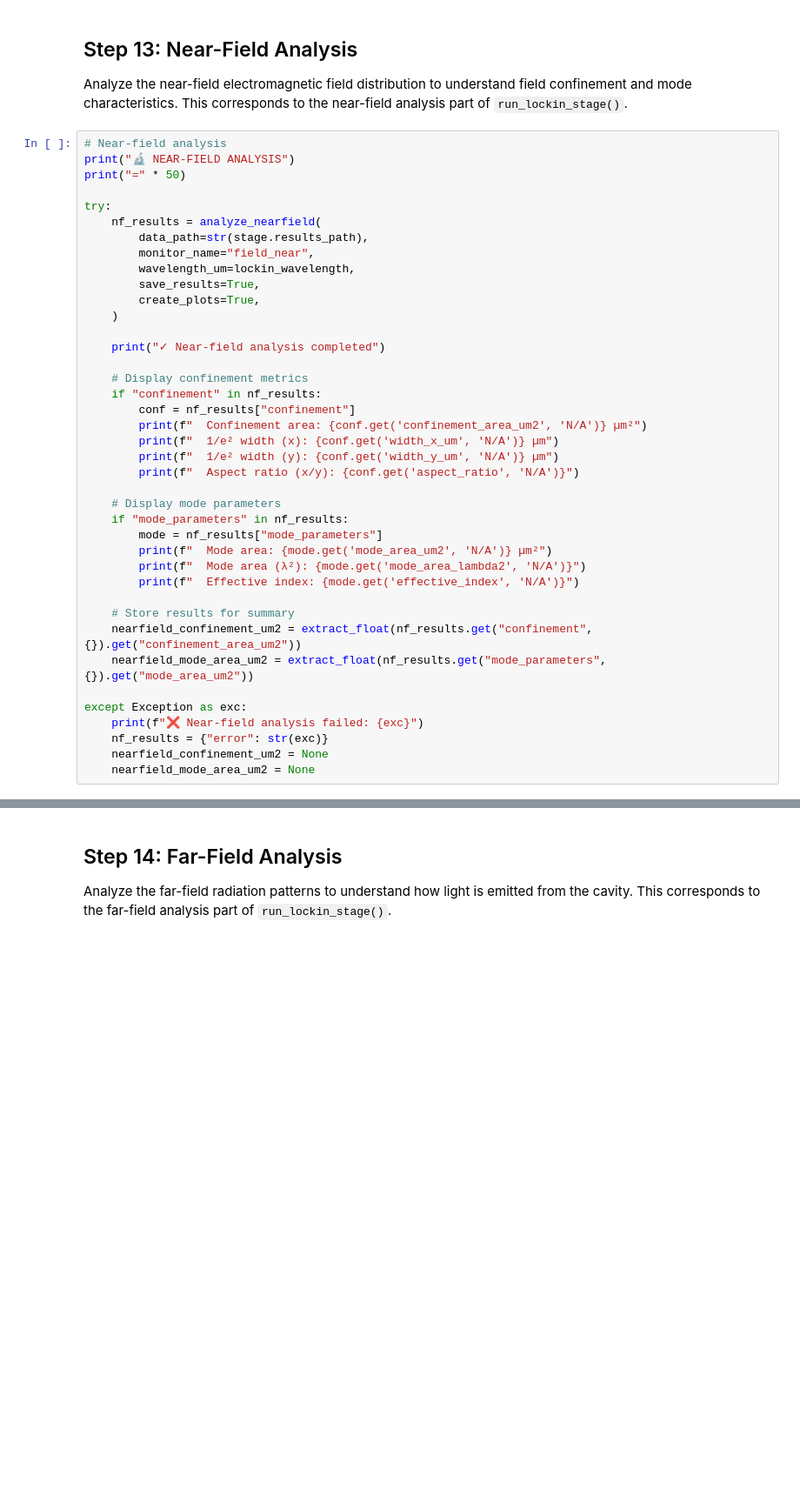
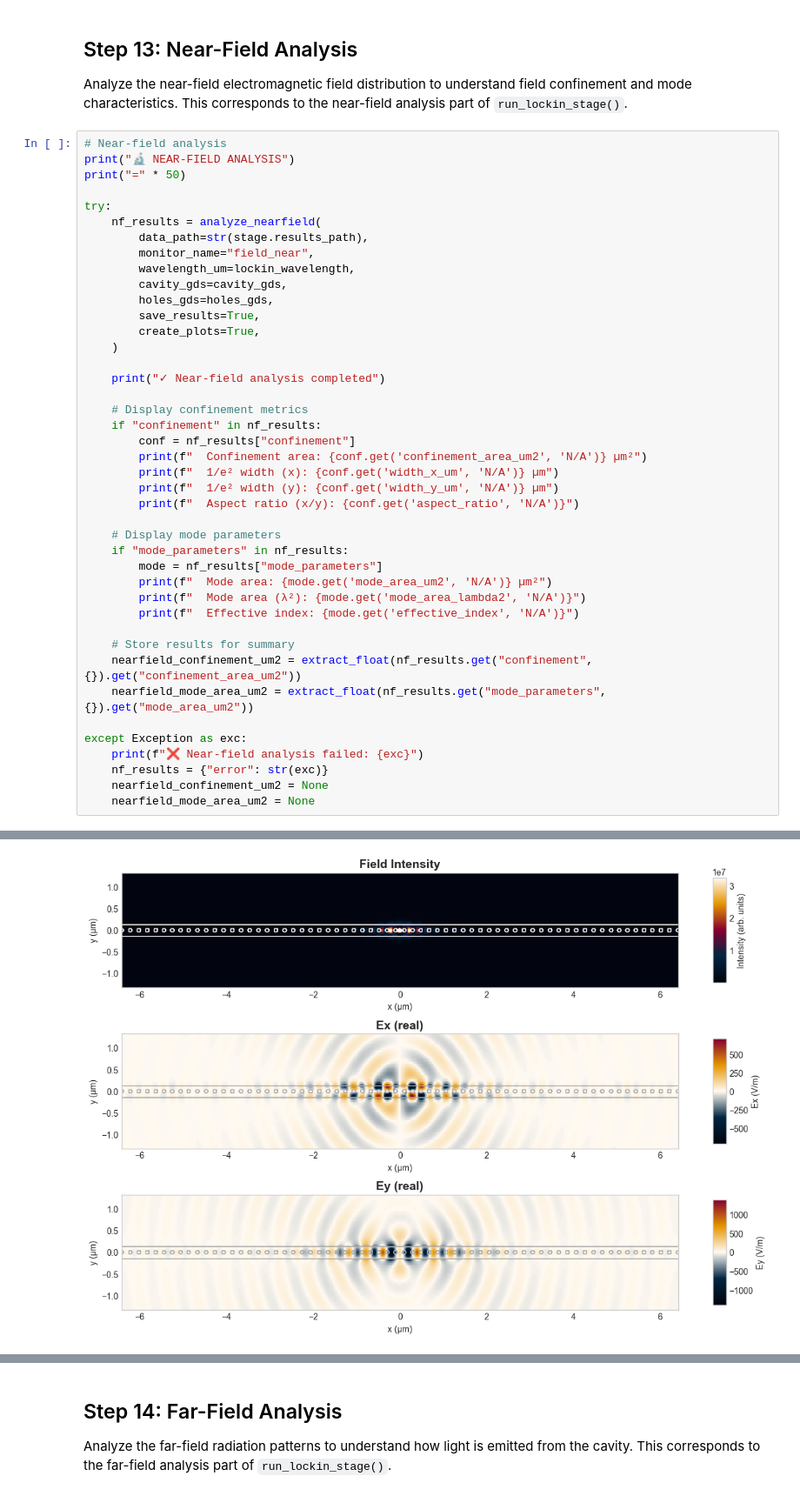
Before and after one commit to QPG-MIT/Photonic-Crystal-Cavity-Simulations, a Jupyter notebook: notebooks/analysis_notebook.ipynb, the cells around one changed output, grey strips where cells are left out. Shown at 87% size. Drawn from its saved outputs; the diff is of its cells as text; blank space fills up the shorter version.

```diff
--- a/notebooks/analysis_notebook.ipynb
+++ b/notebooks/analysis_notebook.ipynb
@@ -809,6 +919,8 @@ try:
         data_path=str(stage.results_path),
         monitor_name="field_near",
         wavelength_um=lockin_wavelength,
+        cavity_gds=cavity_gds,
+        holes_gds=holes_gds,
         save_results=True,
         create_plots=True,
     )
@@ -859,0 +972 @@ Warning: Could not add structure outline: Error opening input file.
+[figure, new version]
```
Also changed, not shown: parts of 16 cells of this notebook, 1 other file.
